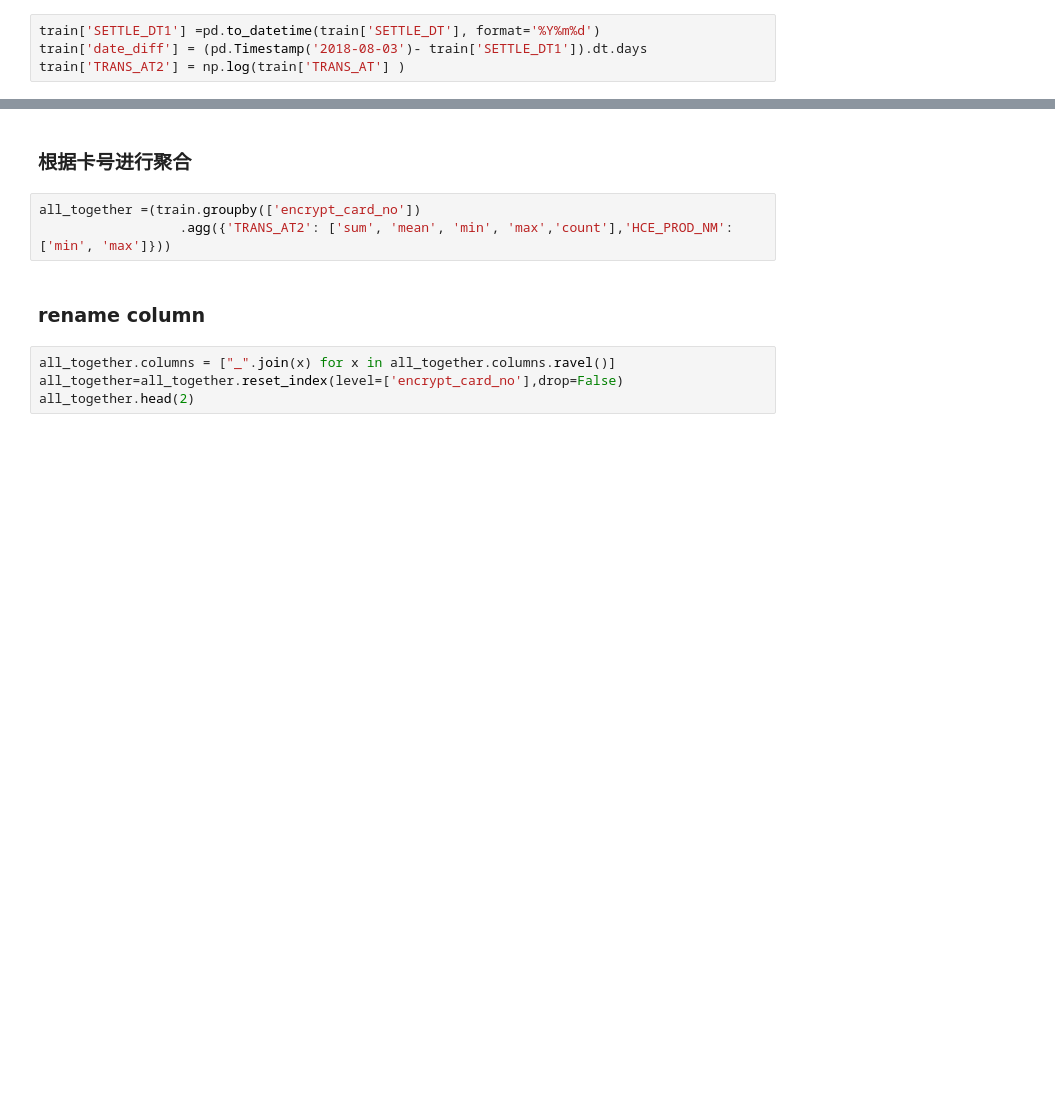
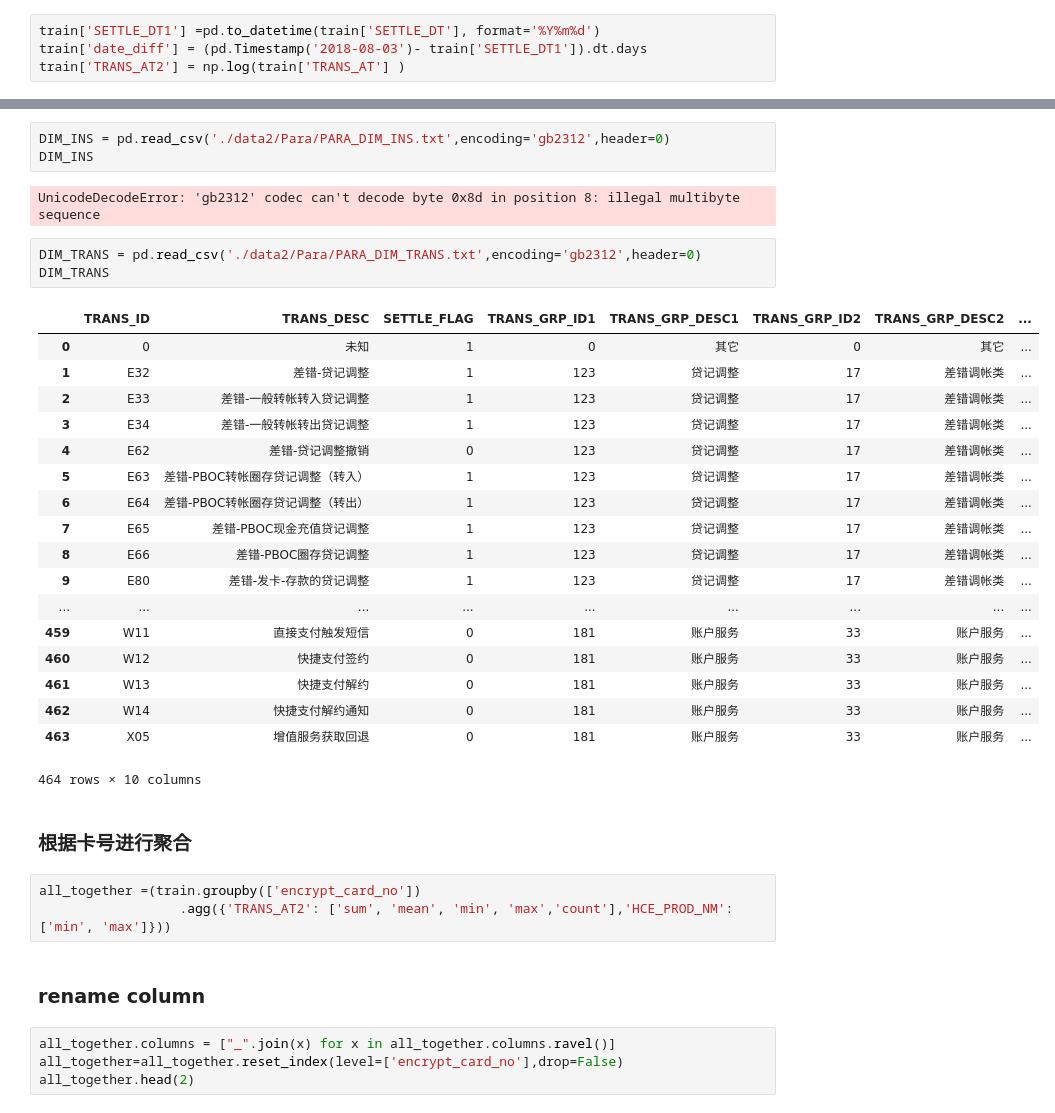
Before and after one commit to niuoo/halo, a Jupyter notebook: card2.ipynb, the cells around one changed output, grey strips where cells are left out. Drawn from its saved outputs; the diff is of its cells as text; blank space fills up the shorter version.

```diff
--- a/card2.ipynb
+++ b/card2.ipynb
@@ -106,3 +146,30 @@ train['TRANS_AT2'] = np.log(train['TRANS_AT'] )
+# %%
+DIM_INS = pd.read_csv('./data2/Para/PARA_DIM_INS.txt',encoding='gb2312',header=0)
+DIM_INS
+# %% [output]
+UnicodeDecodeError: 'gb2312' codec can't decode byte 0x8d in position 8: illegal multibyte sequence
+# %%
+DIM_TRANS = pd.read_csv('./data2/Para/PARA_DIM_TRANS.txt',encoding='gb2312',header=0)
+DIM_TRANS
+# %% [output]
+|  | TRANS_ID | TRANS_DESC | SETTLE_FLAG | TRANS_GRP_ID1 | TRANS_GRP_DESC1 | TRANS_GRP_ID2 | TRANS_GRP_DESC2 | ... |
+| 0 | 0 | 未知 | 1 | 0 | 其它 | 0 | 其它 | ... |
+| 1 | E32 | 差错-贷记调整 | 1 | 123 | 贷记调整 | 17 | 差错调帐类 | ... |
+| 2 | E33 | 差错-一般转帐转入贷记调整 | 1 | 123 | 贷记调整 | 17 | 差错调帐类 | ... |
+| 3 | E34 | 差错-一般转帐转出贷记调整 | 1 | 123 | 贷记调整 | 17 | 差错调帐类 | ... |
+| 4 | E62 | 差错-贷记调整撤销 | 0 | 123 | 贷记调整 | 17 | 差错调帐类 | ... |
+| 5 | E63 | 差错-PBOC转帐圈存贷记调整（转入） | 1 | 123 | 贷记调整 | 17 | 差错调帐类 | ... |
+| 6 | E64 | 差错-PBOC转帐圈存贷记调整（转出） | 1 | 123 | 贷记调整 | 17 | 差错调帐类 | ... |
+| 7 | E65 | 差错-PBOC现金充值贷记调整 | 1 | 123 | 贷记调整 | 17 | 差错调帐类 | ... |
+| 8 | E66 | 差错-PBOC圈存贷记调整 | 1 | 123 | 贷记调整 | 17 | 差错调帐类 | ... |
+| 9 | E80 | 差错-发卡-存款的贷记调整 | 1 | 123 | 贷记调整 | 17 | 差错调帐类 | ... |
+| ... | ... | ... | ... | ... | ... | ... | ... | ... |
+| 459 | W11 | 直接支付触发短信 | 0 | 181 | 账户服务 | 33 | 账户服务 | ... |
+| 460 | W12 | 快捷支付签约 | 0 | 181 | 账户服务 | 33 | 账户服务 | ... |
+| 461 | W13 | 快捷支付解约 | 0 | 181 | 账户服务 | 33 | 账户服务 | ... |
+| 462 | W14 | 快捷支付解约通知 | 0 | 181 | 账户服务 | 33 | 账户服务 | ... |
+| 463 | X05 | 增值服务获取回退 | 0 | 181 | 账户服务 | 33 | 账户服务 | ... |
+464 rows × 10 columns
 # %% [markdown]
 ### 根据卡号进行聚合
 # %%
```
Also changed, not shown: parts of 11 cells of this notebook.
